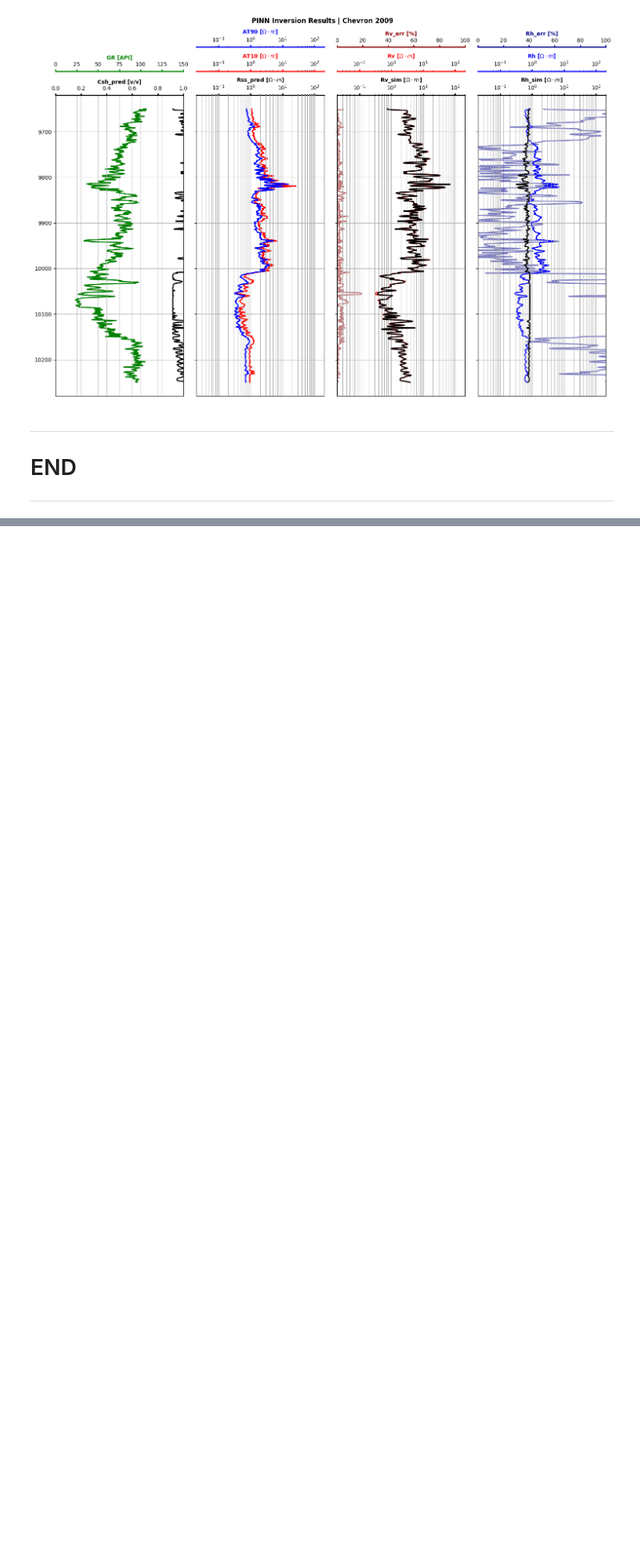
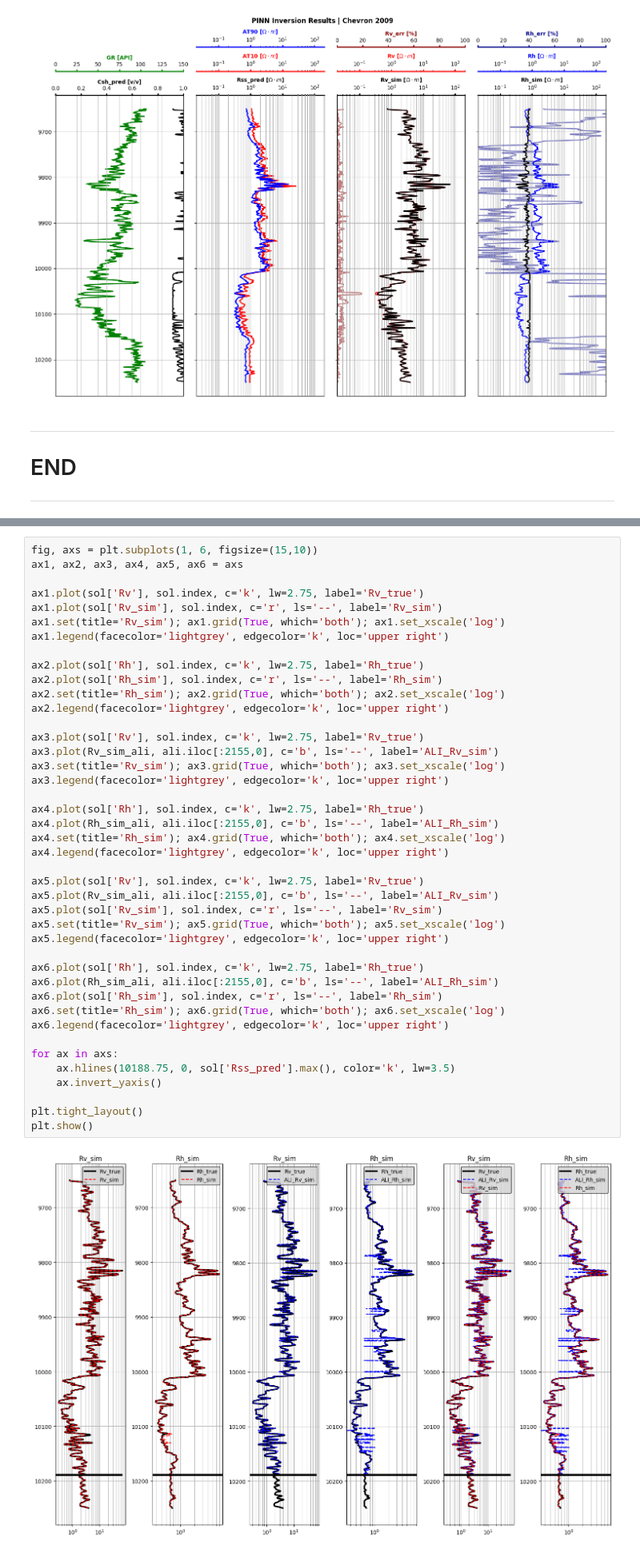
Before and after one commit to misaelmmorales/Anisotropic-Resistivity-Inversion, a Jupyter notebook: main_nb.ipynb, the cells around one changed output, grey strips where cells are left out. Shown at 80% size. Saved outputs shown, nothing was run; the diff lists cells and outputs as text; blank space fills up the shorter version.

```diff
--- a/main_nb.ipynb
+++ b/main_nb.ipynb
@@ -173,0 +299,44 @@ plot_pinn_results(results, subtitle='Chevron 2009')
+# %%
+fig, axs = plt.subplots(1, 6, figsize=(15,10))
+ax1, ax2, ax3, ax4, ax5, ax6 = axs
+
+ax1.plot(sol['Rv'], sol.index, c='k', lw=2.75, label='Rv_true')
+ax1.plot(sol['Rv_sim'], sol.index, c='r', ls='--', label='Rv_sim')
+ax1.set(title='Rv_sim'); ax1.grid(True, which='both'); ax1.set_xscale('log')
+ax1.legend(facecolor='lightgrey', edgecolor='k', loc='upper right')
+
+ax2.plot(sol['Rh'], sol.index, c='k', lw=2.75, label='Rh_true')
+ax2.plot(sol['Rh_sim'], sol.index, c='r', ls='--', label='Rh_sim')
+ax2.set(title='Rh_sim'); ax2.grid(True, which='both'); ax2.set_xscale('log')
+ax2.legend(facecolor='lightgrey', edgecolor='k', loc='upper right')
+
+ax3.plot(sol['Rv'], sol.index, c='k', lw=2.75, label='Rv_true')
+ax3.plot(Rv_sim_ali, ali.iloc[:2155,0], c='b', ls='--', label='ALI_Rv_sim')
+ax3.set(title='Rv_sim'); ax3.grid(True, which='both'); ax3.set_xscale('log')
+ax3.legend(facecolor='lightgrey', edgecolor='k', loc='upper right')
+
+ax4.plot(sol['Rh'], sol.index, c='k', lw=2.75, label='Rh_true')
+ax4.plot(Rh_sim_ali, ali.iloc[:2155,0], c='b', ls='--', label='ALI_Rh_sim')
+ax4.set(title='Rh_sim'); ax4.grid(True, which='both'); ax4.set_xscale('log')
+ax4.legend(facecolor='lightgrey', edgecolor='k', loc='upper right')
+
+ax5.plot(sol['Rv'], sol.index, c='k', lw=2.75, label='Rv_true')
+ax5.plot(Rv_sim_ali, ali.iloc[:2155,0], c='b', ls='--', label='ALI_Rv_sim')
+ax5.plot(sol['Rv_sim'], sol.index, c='r', ls='--', label='Rv_sim')
+ax5.set(title='Rv_sim'); ax5.grid(True, which='both'); ax5.set_xscale('log')
+ax5.legend(facecolor='lightgrey', edgecolor='k', loc='upper right')
+
+ax6.plot(sol['Rh'], sol.index, c='k', lw=2.75, label='Rh_true')
+ax6.plot(Rh_sim_ali, ali.iloc[:2155,0], c='b', ls='--', label='ALI_Rh_sim')
+ax6.plot(sol['Rh_sim'], sol.index, c='r', ls='--', label='Rh_sim')
+ax6.set(title='Rh_sim'); ax6.grid(True, which='both'); ax6.set_xscale('log')
+ax6.legend(facecolor='lightgrey', edgecolor='k', loc='upper right')
+
+for ax in axs:
+    ax.hlines(10188.75, 0, sol['Rss_pred'].max(), color='k', lw=3.5)
+    ax.invert_yaxis()
+
+plt.tight_layout()
+plt.show()
+# %% [output]
+[figure, added]
```
Also changed, not shown: parts of 11 cells of this notebook, 4 other files.
